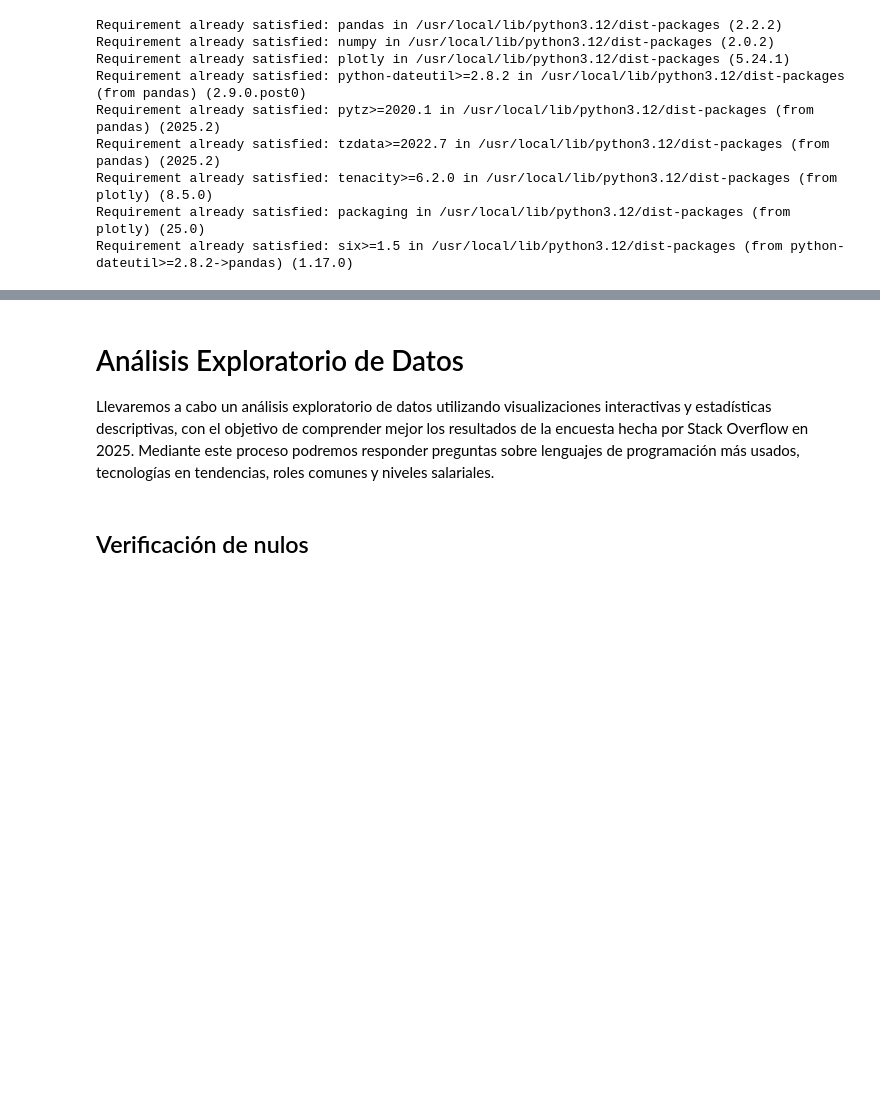
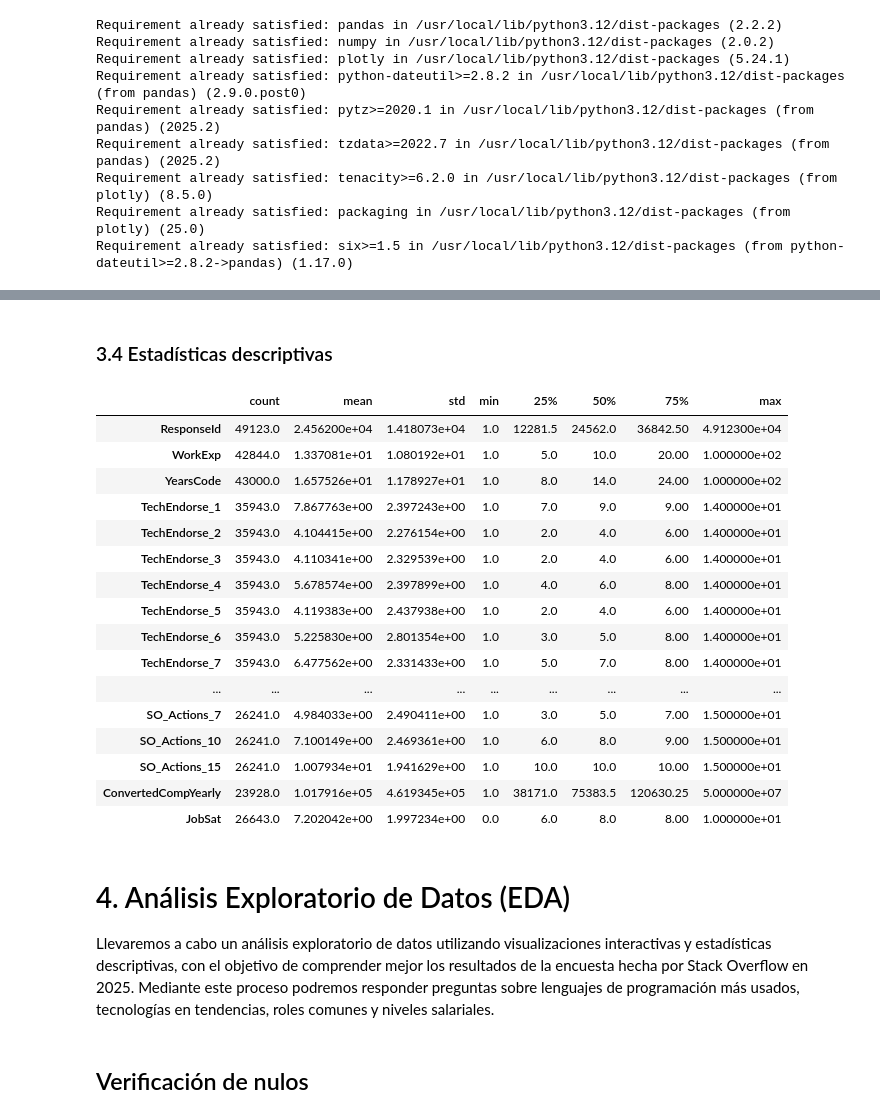
Before and after one commit to fernandolievano/ProyectoFinal_PP1, a Jupyter notebook: ProyectoFinal.ipynb, the cells around one changed output, grey strips where cells are left out. Saved outputs shown, nothing was run; the diff lists cells and outputs as text; code cells hidden in the pictures; blank space fills up the shorter version.

Commit message:
feat: celda estadísticas descriptivas

```diff
--- a/ProyectoFinal.ipynb
+++ b/ProyectoFinal.ipynb
@@ -86,5 +126,27 @@ n_encuestados = len(df)
+# %% [markdown]
+### 3.4 Estadísticas descriptivas
+# %%
+df.describe().T
+# %% [output]
+|  | count | mean | std | min | 25% | 50% | 75% | max |
+| ResponseId | 49123.0 | 2.456200e+04 | 1.418073e+04 | 1.0 | 12281.5 | 24562.0 | 36842.50 | 4.912300e+04 |
+| WorkExp | 42844.0 | 1.337081e+01 | 1.080192e+01 | 1.0 | 5.0 | 10.0 | 20.00 | 1.000000e+02 |
+| YearsCode | 43000.0 | 1.657526e+01 | 1.178927e+01 | 1.0 | 8.0 | 14.0 | 24.00 | 1.000000e+02 |
+| TechEndorse_1 | 35943.0 | 7.867763e+00 | 2.397243e+00 | 1.0 | 7.0 | 9.0 | 9.00 | 1.400000e+01 |
+| TechEndorse_2 | 35943.0 | 4.104415e+00 | 2.276154e+00 | 1.0 | 2.0 | 4.0 | 6.00 | 1.400000e+01 |
+| TechEndorse_3 | 35943.0 | 4.110341e+00 | 2.329539e+00 | 1.0 | 2.0 | 4.0 | 6.00 | 1.400000e+01 |
+| TechEndorse_4 | 35943.0 | 5.678574e+00 | 2.397899e+00 | 1.0 | 4.0 | 6.0 | 8.00 | 1.400000e+01 |
+| TechEndorse_5 | 35943.0 | 4.119383e+00 | 2.437938e+00 | 1.0 | 2.0 | 4.0 | 6.00 | 1.400000e+01 |
+| TechEndorse_6 | 35943.0 | 5.225830e+00 | 2.801354e+00 | 1.0 | 3.0 | 5.0 | 8.00 | 1.400000e+01 |
+| TechEndorse_7 | 35943.0 | 6.477562e+00 | 2.331433e+00 | 1.0 | 5.0 | 7.0 | 8.00 | 1.400000e+01 |
+| ... | ... | ... | ... | ... | ... | ... | ... | ... |
+| SO_Actions_7 | 26241.0 | 4.984033e+00 | 2.490411e+00 | 1.0 | 3.0 | 5.0 | 7.00 | 1.500000e+01 |
+| SO_Actions_10 | 26241.0 | 7.100149e+00 | 2.469361e+00 | 1.0 | 6.0 | 8.0 | 9.00 | 1.500000e+01 |
+| SO_Actions_15 | 26241.0 | 1.007934e+01 | 1.941629e+00 | 1.0 | 10.0 | 10.0 | 10.00 | 1.500000e+01 |
+| ConvertedCompYearly | 23928.0 | 1.017916e+05 | 4.619345e+05 | 1.0 | 38171.0 | 75383.5 | 120630.25 | 5.000000e+07 |
+| JobSat | 26643.0 | 7.202042e+00 | 1.997234e+00 | 0.0 | 6.0 | 8.0 | 8.00 | 1.000000e+01 |
 # %% [markdown]
-# Análisis Exploratorio de Datos
+# 4. Análisis Exploratorio de Datos (EDA)
 Llevaremos a cabo un análisis exploratorio de datos utilizando visualizaciones interactivas y estadísticas descriptivas, con el objetivo de comprender mejor los resultados de la encuesta hecha por Stack Overflow en 2025. Mediante este proceso podremos responder preguntas sobre lenguajes de programación más usados, tecnologías en tendencias, roles comunes y niveles salariales.
 # %% [markdown]
 ## Verificación de nulos
```
Also changed, not shown: parts of 26 cells of this notebook.
